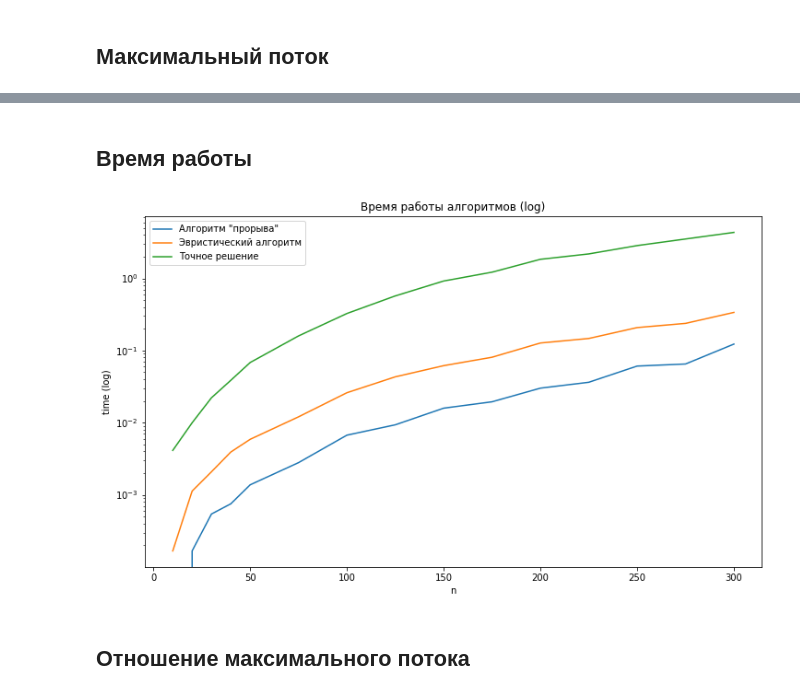
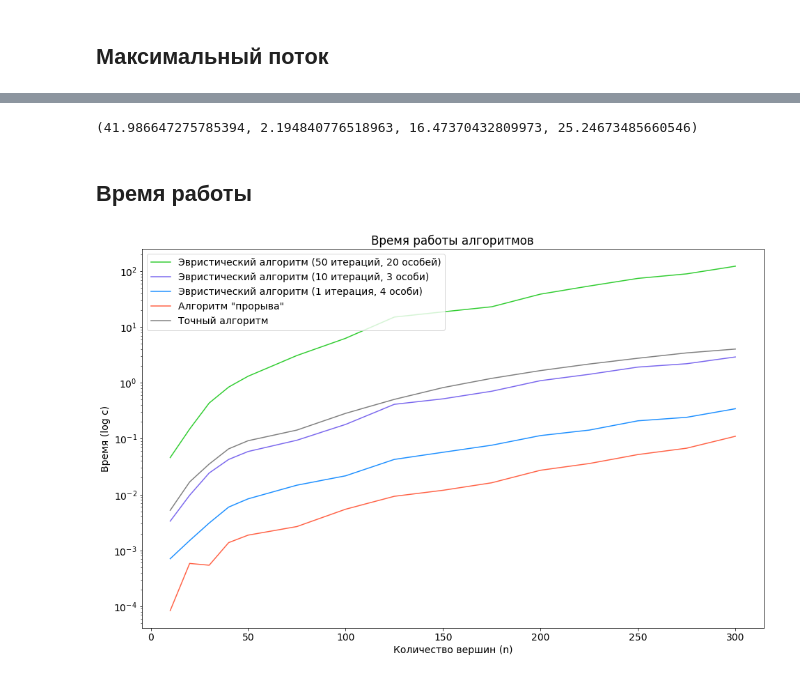
Before and after one commit to Skeef79/barrier-networks, a Jupyter notebook: Results/graphs.ipynb, the cells around one changed output, grey strips where cells are left out. Saved outputs shown, nothing was run; the diff lists cells and outputs as text; code cells hidden in the pictures.

```diff
--- a/Results/graphs.ipynb
+++ b/Results/graphs.ipynb
@@ -212,16 +258,24 @@ for x in avg_he_time:
 # %% [markdown]
 ## Максимальный поток
 # %%
-plt.figure(figsize=(12,7))
+plt.figure(figsize=(16,10))
+plt.rcParams.update({'font.size': 14})
 
-plt.plot(ns, avg_br_error, label = 'Алгоритм "прорыва"')
-plt.plot(ns, avg_he_error, label = 'Эвристический алгоритм')
+colors = ['limegreen','mediumslateblue','dodgerblue','tomato']
 
-plt.xlabel('n')
+plt.plot(ns, avg_he2_error, label = 'Эвристический алгоритм (50 итераций, 20 особей)',color=colors[0])
+plt.plot(ns,avg_he3_error,label='Эвристический алгоритм (10 итераций, 3 особи)',color=colors[1])
+plt.plot(ns, avg_he_error, label='Эвристический алгоритм (1 итерация, 4 особи)',color=colors[2])
+plt.plot(ns, avg_br_error, label = 'Алгоритм "прорыва"',color=colors[3])
+plt.plot(ns, [0 for n in ns],label = 'Точный алгоритм', linestyle='--',color='gray')
+
+plt.xlabel('Количество вершин (n)')
 plt.ylabel('Ошибка %')
 #plt.yscale("")
-plt.title('Ошибка алгоритмов "прорыва" и эвристического')
+plt.title('Ошибка алгоритмов')
 plt.legend()
-plt.savefig('error.png')
+plt.ylim(top=50)
+
+plt.savefig('error.png',dpi=300)
 plt.show()
 # %% [output]
@@ -229,20 +313,28 @@ plt.show()
+# %%
+statistics.median(br_error), statistics.median(he2_error), statistics.median(he3_error), statistics.median(he_error)
+# %% [output]
+(41.986647275785394, 2.194840776518963, 16.47370432809973, 25.24673485660546)
 # %% [markdown]
 ## Время работы
 # %%
-plt.figure(figsize=(12,7))
+plt.figure(figsize=(16,10))
+plt.rcParams.update({'font.size': 14})
 
-plt.plot(ns, avg_br_time, label = 'Алгоритм "прорыва"')
-plt.plot(ns, avg_he_time, label = 'Эвристический алгоритм')
-plt.plot(ns, avg_lp_time, label = 'Точное решение')
+colors = ['limegreen','mediumslateblue','dodgerblue','tomato','gray']
 
-plt.xlabel('n')
-plt.ylabel('time (log)')
+plt.plot(ns, avg_he2_time, label = 'Эвристический алгоритм (50 итераций, 20 особей)',color=colors[0])
+plt.plot(ns, avg_he3_time ,label='Эвристический алгоритм (10 итераций, 3 особи)',color=colors[1])
+plt.plot(ns, avg_he_time , label='Эвристический алгоритм (1 итерация, 4 особи)',color=colors[2])
+plt.plot(ns, avg_br_time, label = 'Алгоритм "прорыва"',color=colors[3])
+plt.plot(ns, avg_lp_time ,label = 'Точный алгоритм', color=colors[4])
+
+plt.xlabel('Количество вершин (n)')
+plt.ylabel('Время (log с)')
 plt.yscale('log')
-plt.title('Время работы алгоритмов (log)')
-plt.legend()
-plt.savefig('time_log.png')
+
+plt.title('Время работы алгоритмов')
+plt.legend(loc='upper left')
+plt.savefig('time_log.png',dpi=300)
 plt.show()
 # %% [output]
-[figure, old version]
+[figure, new version]
-# %% [markdown]
-## Отношение максимального потока
```
Also changed, not shown: parts of 25 cells of this notebook, 9 other files.
